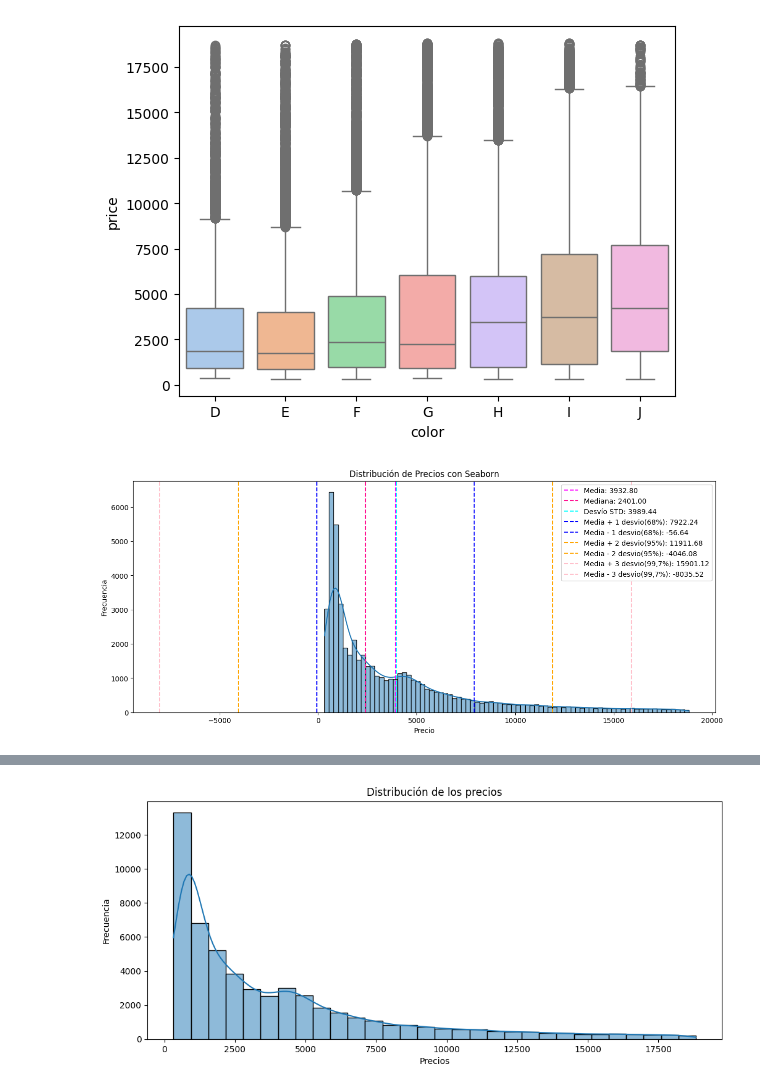
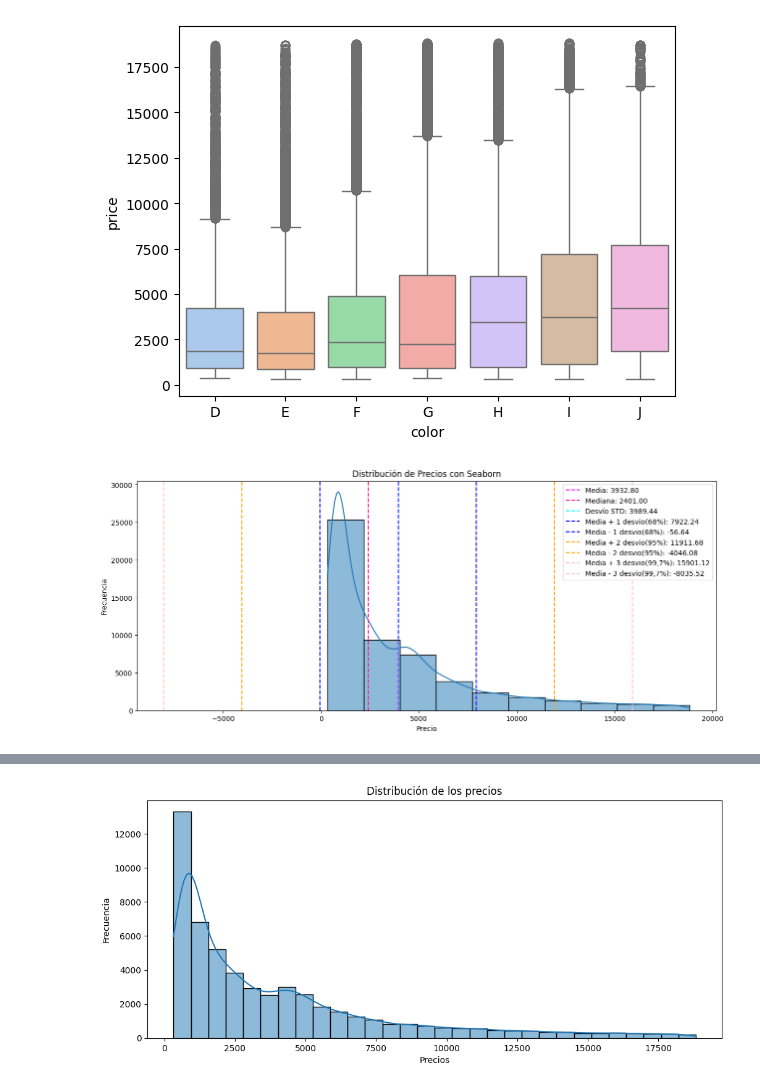
Before and after one commit to CeciliaCTorales/misNotebooks, a Jupyter notebook: Análisis_ventas_diamantes.ipynb, the cells around one changed output, grey strips where cells are left out. Saved outputs shown, nothing was run; the diff lists cells and outputs as text; code cells hidden in the pictures.

```diff
--- a/Análisis_ventas_diamantes.ipynb
+++ b/Análisis_ventas_diamantes.ipynb
@@ -51,36 +51,36 @@ Passing `palette` without assigning `hue` is deprecated and will be removed in v
 # Crear un gráfico de distribución de los precios con Seaborn
 # Ver cómo agregar líneas verticales de referencia
 plt.figure(figsize=(15,6))
-sns.histplot(data=diamantes, x="price", kde=True)
+sns.histplot(data=diamantes, x="price", kde=True, bins = 10)
 #calcular la media y el desvío
 media = diamantes["price"].mean()
 desvio = diamantes["price"].std()
 mediana = diamantes["price"].median()
 
 # Agregar líneas verticales
 plt.axvline(media, color='magenta', linestyle='--',  label = f'Media: {media:.2f}')
 plt.axvline(mediana, color='deeppink', linestyle='--',  label = f'Mediana: {mediana:.2f}')
 plt.axvline(desvio, color='cyan', linestyle='--',  label = f'Desvío STD: {desvio:.2f}')
 
 # Agregar líneas verticales de mean +- 1 desvío 68%
 plt.axvline(media + desvio, color= "blue", linestyle='--', label= f'Media + 1 desvio(68%): {media + desvio:.2f}')
 plt.axvline(media - desvio, color= "blue", linestyle='--', label= f'Media - 1 desvio(68%): {media - desvio:.2f}')
 
 # Agregar líneas verticales de mean +- 2 desvíos 95%
 plt.axvline(media + (desvio*2), color= "orange", linestyle='--', label= f'Media + 2 desvio(95%): {media + (desvio*2):.2f}')
 plt.axvline(media - (desvio*2), color= "orange", linestyle='--', label= f'Media - 2 desvio(95%): {media - (desvio*2):.2f}')
 
 # Agregar líneas verticales de mean +- 3 desvíos 99,7%
 plt.axvline(media + (desvio*3), color= "pink", linestyle='--', label= f'Media + 3 desvio(99,7%): {media + (desvio*3):.2f}')
 plt.axvline(media - (desvio*3), color= "pink", linestyle='--', label= f'Media - 3 desvio(99,7%): {media - (desvio*3):.2f}')
 
 plt.legend()
 plt.xlabel("Precio")
 plt.ylabel("Frecuencia")
 plt.title("Distribución de Precios con Seaborn")
 plt.show()
 # %% [output]
-[figure, old version]
+[figure, new version]
 # %%
 # Crear un gráfico de distribución por color
 # puedo usar hist? o tendré que usar otro recurso?
```
Also changed, not shown: parts of 2 cells of this notebook.
